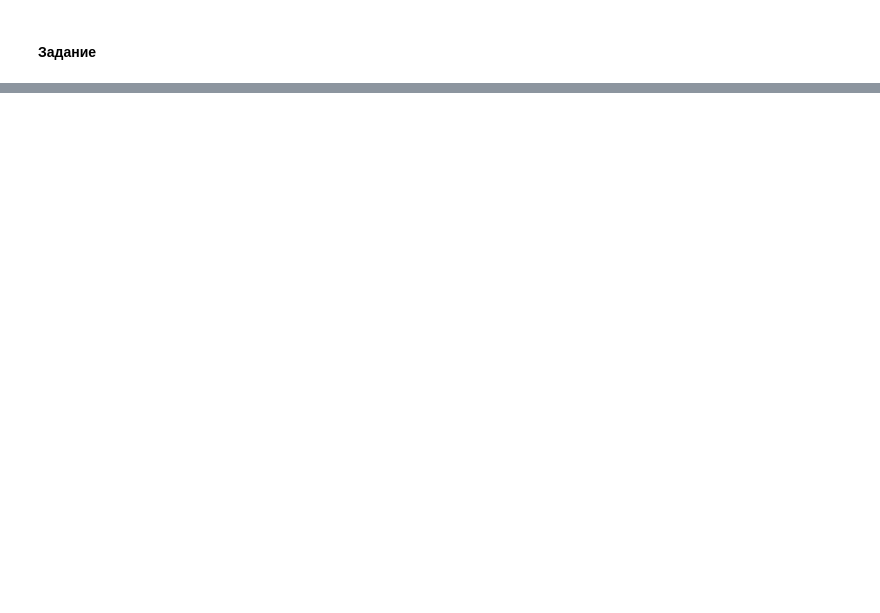
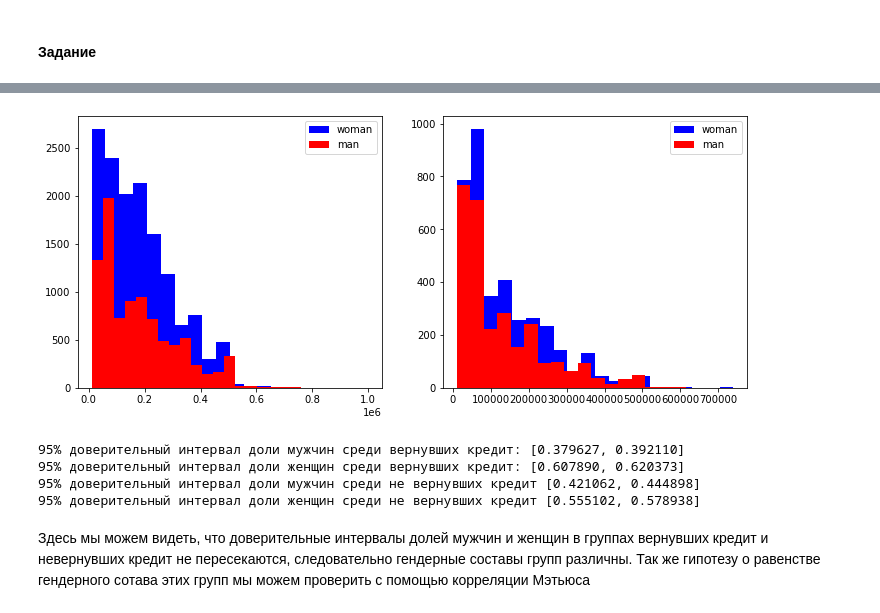
Before and after one commit to AndreyBuynov/Coursera-ML-and-DA, a Jupyter notebook: Course_4/C4W4_credit_scoring.ipynb, the cells around one changed output, grey strips where cells are left out. Cells and saved outputs as stored; diff of their text form; code cells hidden in the pictures; blank space fills up the shorter version.

```diff
--- a/Course_4/C4W4_credit_scoring.ipynb
+++ b/Course_4/C4W4_credit_scoring.ipynb
@@ -54,0 +161,19 @@ scoring.head()
+# %%
+# Приготовим выборки тех кто вернул кредит и тех кто не вернул кредит с учетом различий по полу
+Vernul_Sex = scoring[scoring['default'] == 0][['LIMIT_BAL',  'SEX']]
+NeVernul_Sex = scoring[scoring['default'] == 1][['LIMIT_BAL',  'SEX']]
+# %%
+plt.figure(figsize(12, 5))
+plt.subplot(1,2,1)
+plt.hist(Vernul_Sex[Vernul_Sex['SEX'] == 2].LIMIT_BAL, bins = 20, color = 'b', label = 'woman')
+plt.hist(Vernul_Sex[Vernul_Sex['SEX'] == 1].LIMIT_BAL, bins = 20, color = 'r', label = 'man')
+plt.legend()
+
+plt.subplot(1,2,2)
+plt.hist(NeVernul_Sex[NeVernul_Sex['SEX'] == 2].LIMIT_BAL, bins = 20, color = 'b', label = 'woman')
+plt.hist(NeVernul_Sex[NeVernul_Sex['SEX'] == 1].LIMIT_BAL, bins = 20, color = 'r', label = 'man')
+plt.legend()
+
+plt.show()
+# %% [output]
+[figure, added]
@@ -54,0 +198,13 @@ scoring.head()
+# %%
+print('95%% доверительный интервал доли мужчин среди вернувших кредит: [%f, %f]' % conf_interval_Vernul_m)
+print('95%% доверительный интервал доли женщин среди вернувших кредит: [%f, %f]' % conf_interval_Vernul_w)
+print('95%% доверительный интервал доли мужчин среди не вернувших кредит [%f, %f]' % conf_interval_NeVernul_m)
+print('95%% доверительный интервал доли женщин среди не вернувших кредит [%f, %f]' % conf_interval_NeVernul_w)
+# %% [output]
+95% доверительный интервал доли мужчин среди вернувших кредит: [0.379627, 0.392110]
+95% доверительный интервал доли женщин среди вернувших кредит: [0.607890, 0.620373]
+95% доверительный интервал доли мужчин среди не вернувших кредит [0.421062, 0.444898]
+95% доверительный интервал доли женщин среди не вернувших кредит [0.555102, 0.578938]
+# %% [markdown]
+Здесь мы можем видеть, что доверительные интервалы долей мужчин и женщин в группах вернувших кредит и невернувших кредит не пересекаются, следовательно гендерные составы групп различны.
+Так же гипотезу о равенстве гендерного сотава этих групп мы можем проверить с помощью корреляции Мэтьюса
```
Also changed, not shown: parts of 58 cells of this notebook.
